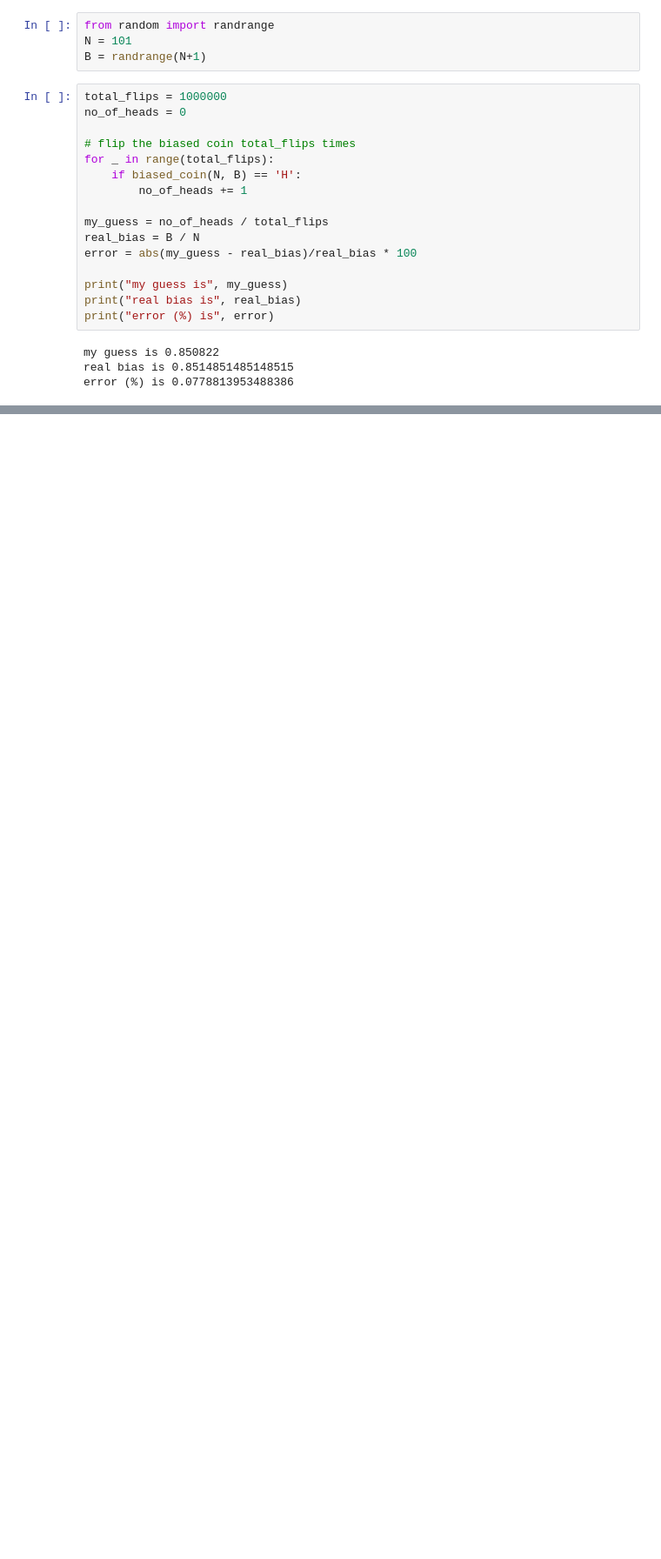
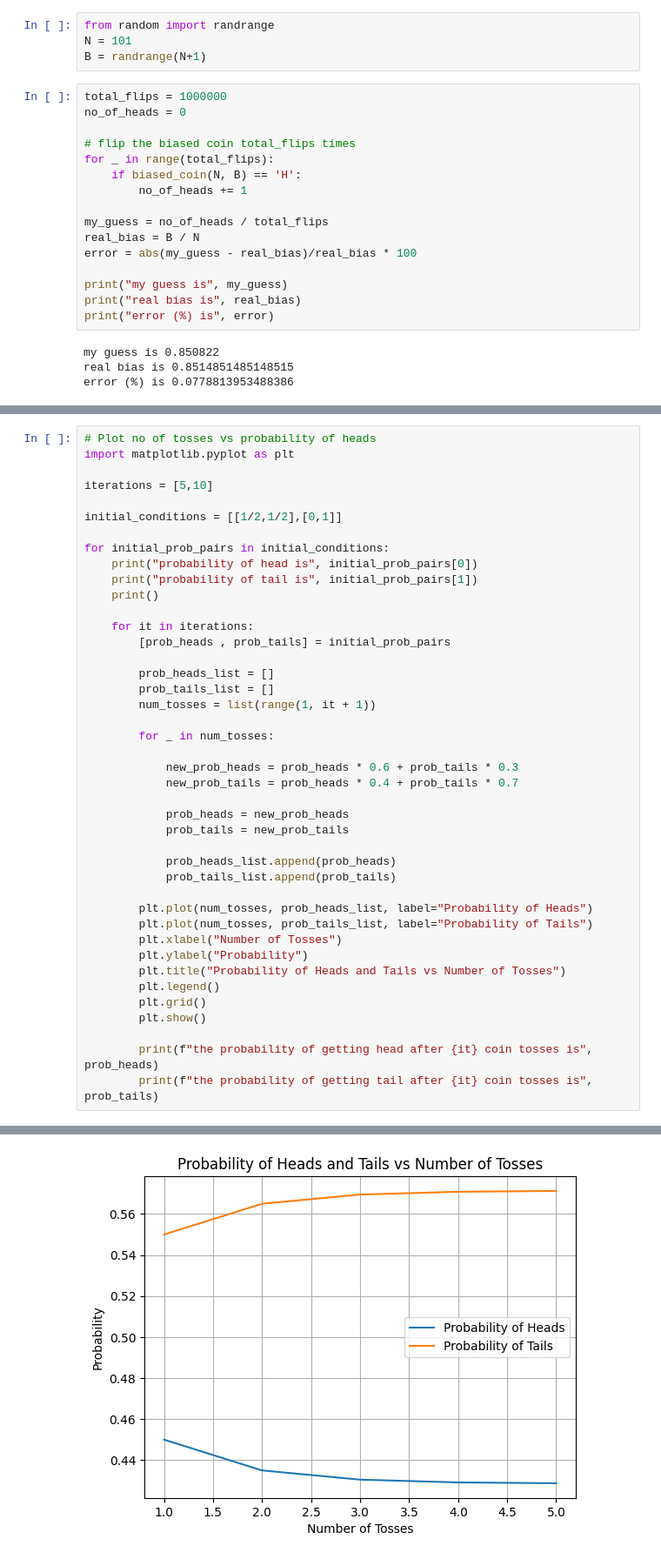
Before and after one commit to labheshnikam/adequate_qureca, a Jupyter notebook: M2.ipynb, the cells around one changed output, grey strips where cells are left out. Shown at 87% size. Saved outputs shown, nothing was run; the diff lists cells and outputs as text; blank space fills up the shorter version.

```diff
--- a/M2.ipynb
+++ b/M2.ipynb
@@ -174,0 +337,43 @@ error (%) is 0.0778813953488386
+# %%
+# Plot no of tosses vs probability of heads
+import matplotlib.pyplot as plt
+
+iterations = [5,10]
+
+initial_conditions = [[1/2,1/2],[0,1]]
+
+for initial_prob_pairs in initial_conditions:
+    print("probability of head is", initial_prob_pairs[0])
+    print("probability of tail is", initial_prob_pairs[1])
+    print()
+
+    for it in iterations:
+        [prob_heads , prob_tails] = initial_prob_pairs
+
+        prob_heads_list = []
+        prob_tails_list = []
+        num_tosses = list(range(1, it + 1))
+
+        for _ in num_tosses:
+
+            new_prob_heads = prob_heads * 0.6 + prob_tails * 0.3
+            new_prob_tails = prob_heads * 0.4 + prob_tails * 0.7
+
+            prob_heads = new_prob_heads
+            prob_tails = new_prob_tails
+
+            prob_heads_list.append(prob_heads)
+            prob_tails_list.append(prob_tails)
+
+        plt.plot(num_tosses, prob_heads_list, label="Probability of Heads")
+        plt.plot(num_tosses, prob_tails_list, label="Probability of Tails")
+        plt.xlabel("Number of Tosses")
+        plt.ylabel("Probability")
+        plt.title("Probability of Heads and Tails vs Number of Tosses")
+        plt.legend()
+        plt.grid()
+        plt.show()
+
+        print(f"the probability of getting head after {it} coin tosses is", prob_heads)
+        print(f"the probability of getting tail after {it} coin tosses is", prob_tails)
+# %% [output]
@@ -174,0 +382 @@ error (%) is 0.0778813953488386
+[figure, added]
```
Also changed, not shown: parts of 10 cells of this notebook.
